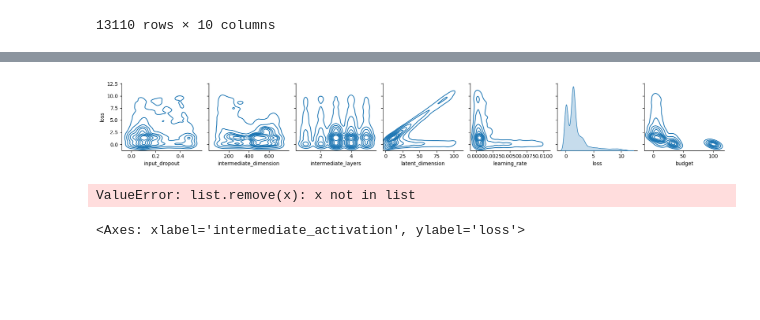
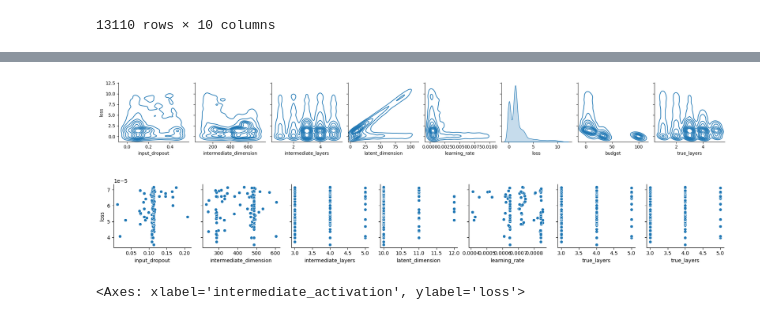
Before and after one commit to JosuaCarl/MStoML, a Jupyter notebook: skripts/VAE/VAE_interpret.ipynb, the cells around one changed output, grey strips where cells are left out. Drawn from its saved outputs; the diff is of its cells as text; code cells hidden in the pictures; blank space fills up the shorter version.

```diff
--- a/skripts/VAE/VAE_interpret.ipynb
+++ b/skripts/VAE/VAE_interpret.ipynb
@@ -48,5 +49,5 @@ results
 13110 rows × 10 columns
 # %%
 config_df = pd.DataFrame([ast.literal_eval(config) for config in results["config"].to_list()])
-hyperparameters = ["input_dropout", "intermediate_dimension", "intermediate_layers", "latent_dimension", "learning_rate", "intermediate_activation"]
+hyperparameters = ["input_dropout", "intermediate_dimension", "intermediate_layers", "latent_dimension", "learning_rate"]
 plt_df = pd.concat([config_df[hyperparameters], results[["loss", "budget"]]], axis=1)
@@ -71,16 +54,24 @@ import scipy
+# %%
+plt_df["true_layers"] = plt_df["intermediate_layers"]
+for i in plt_df.index:
+    for j in range(plt_df.loc[i, "intermediate_layers"]):
+        if plt_df.loc[i, "intermediate_dimension"] // 2**j < plt_df.loc[i, "latent_dimension"]:
+            plt_df.loc[i, "true_layers"]  = min(j, plt_df.loc[i, "intermediate_layers"])
+            break
+hyperparameters.remove("intermediated_layers")
 # %%
 ax1 = sns.pairplot(plt_df,
-             x_vars=hyperparameters.remove("intermediate_activation"),
+             x_vars=hyperparameters + "true_layers",
              y_vars=['loss'],
              kind="kde")
 # %% [output]
-[figure, old version]
+[figure, new version]
 # %%
 ax2 = sns.pairplot(plt_df.sort_values("loss", ascending=True)[0:100],
              x_vars=hyperparameters,
              y_vars=['loss'])
 # %% [output]
-ValueError: list.remove(x): x not in list
+[figure, added]
 # %%
 sns.histplot(plt_df.sort_values("loss", ascending=True)[0:1000], x="intermediate_activation", y="loss")
 # %% [output]
```
Also changed, not shown: parts of 4 cells of this notebook, 2 other files.
